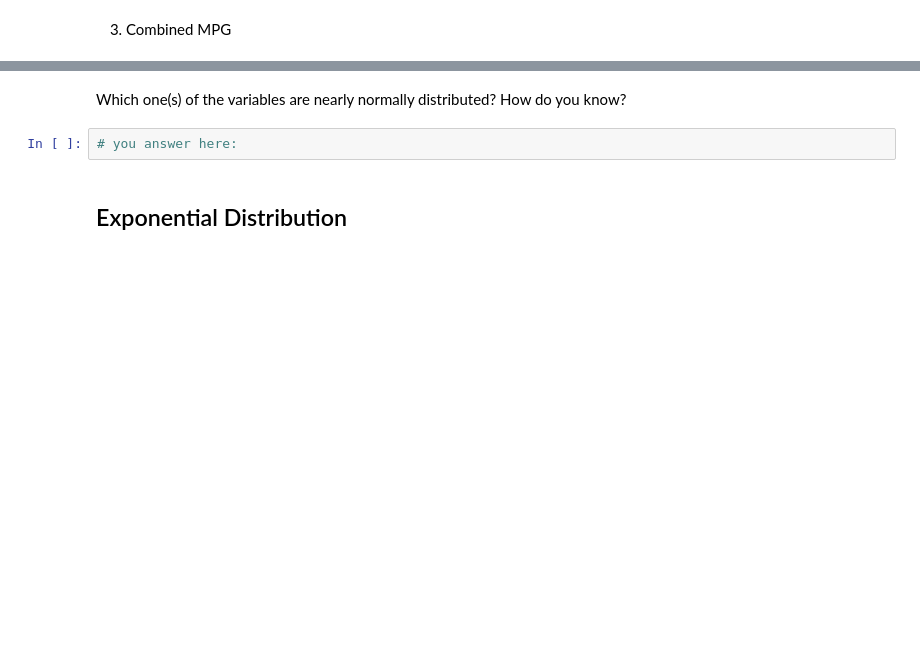
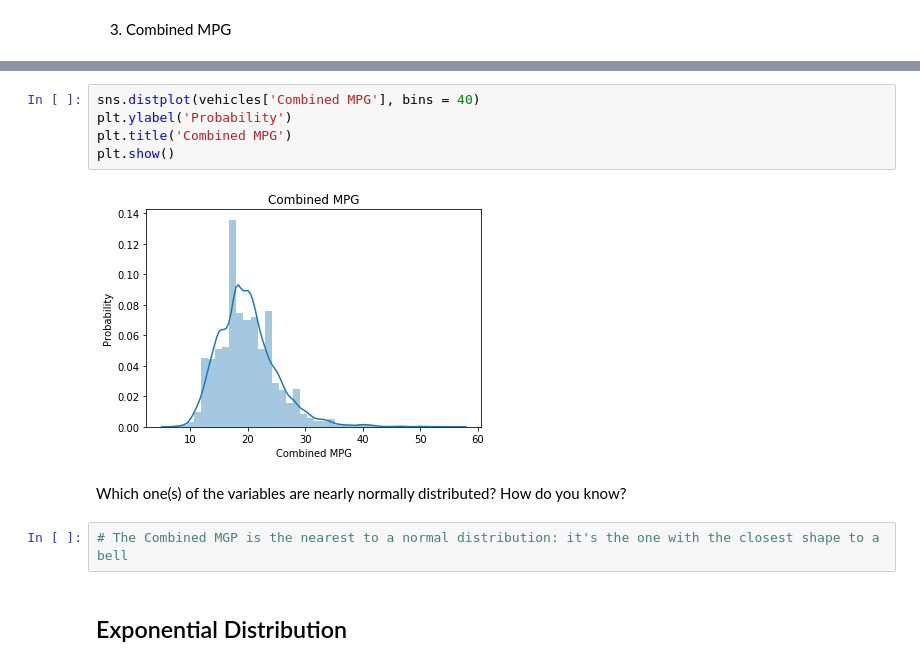
Before and after one commit to ta-data-lis/lab-probability-distributions, a Jupyter notebook: your-code/continuous.ipynb, the cells around one changed output, grey strips where cells are left out. Cells and saved outputs as stored; diff of their text form; blank space fills up the shorter version.

```diff
--- a/your-code/continuous.ipynb
+++ b/your-code/continuous.ipynb
@@ -99,7 +136,14 @@ Then plot the histograms for the following variables:
+# %%
+sns.distplot(vehicles['Combined MPG'], bins = 40)
+plt.ylabel('Probability')
+plt.title('Combined MPG')
+plt.show()
+# %% [output]
+[figure, added]
 # %% [markdown]
 Which one(s) of the variables are nearly normally distributed? How do you know?
-# %%
-# you answer here:
+# %%
+# The Combined MGP is the nearest to a normal distribution: it's the one with the closest shape to a bell
 # %% [markdown]
 ## Exponential Distribution
 # %% [markdown]
```
Also changed, not shown: parts of 21 cells of this notebook.
